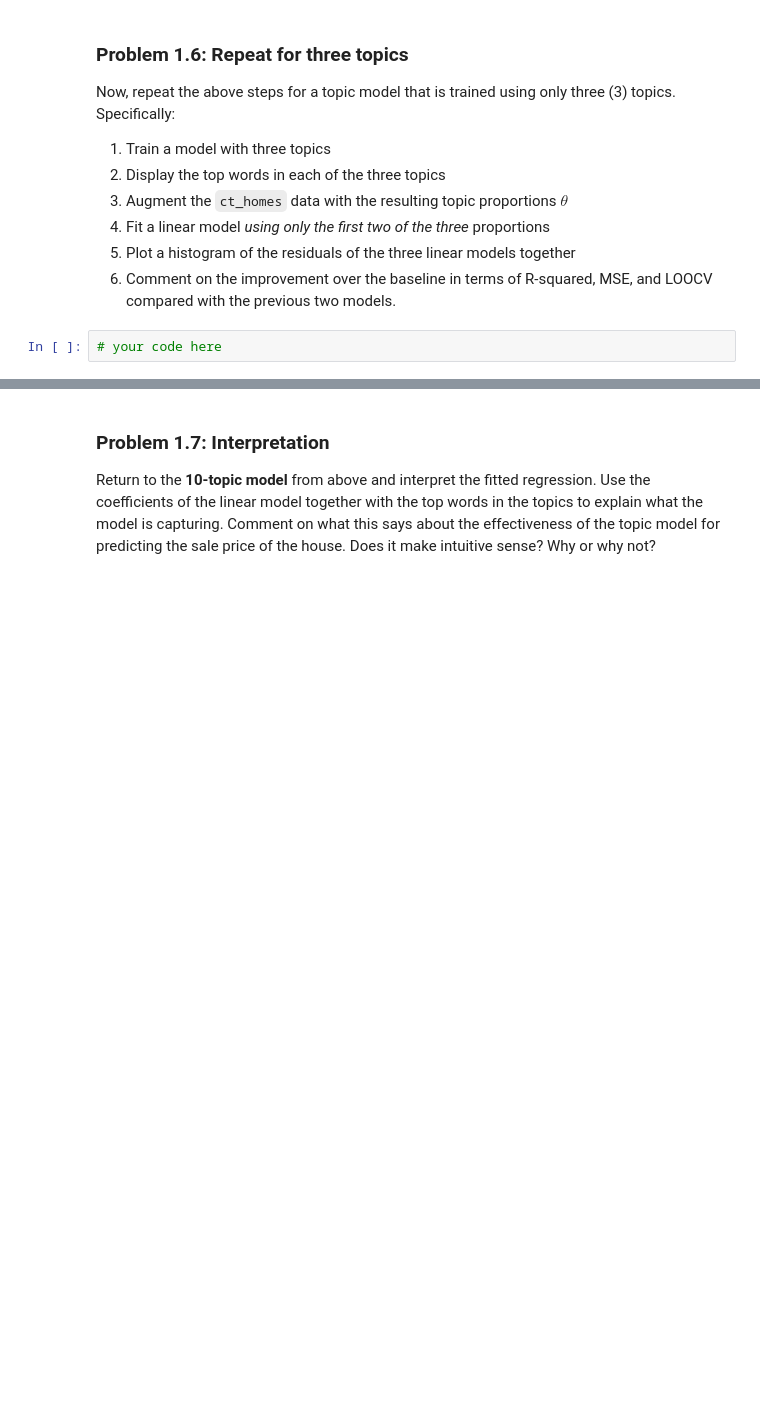
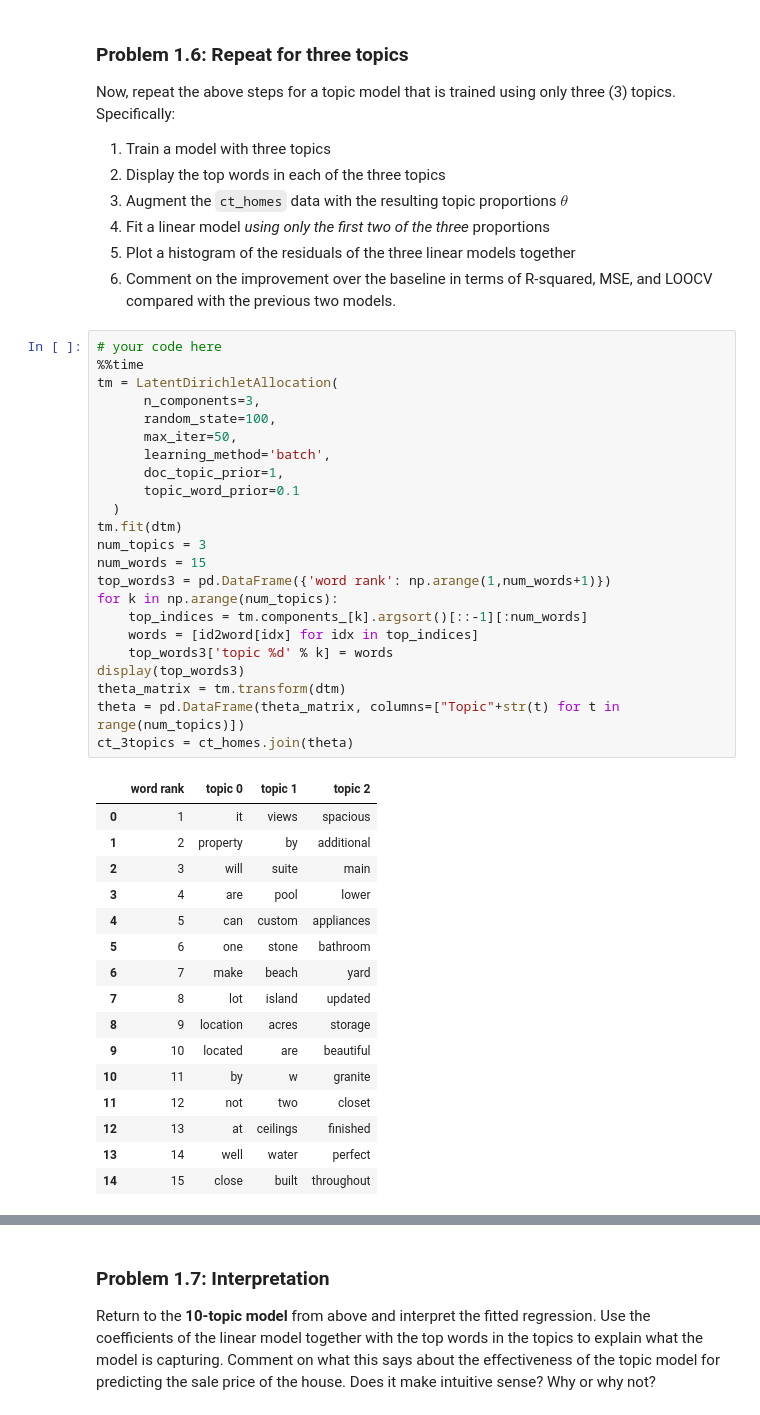
Before and after one commit to yaj0212/Introductory-Machine-Learning, a Jupyter notebook: assignments/assn5/assn5.ipynb, the cells around one changed output, grey strips where cells are left out. Cells and saved outputs as stored; diff of their text form; blank space fills up the shorter version.

```diff
--- a/assignments/assn5/assn5.ipynb
+++ b/assignments/assn5/assn5.ipynb
@@ -475,5 +507,43 @@ Now, repeat the above steps for a topic model that is trained using only three (
 1. Fit a linear model *using only the first two of the three* proportions
 1. Plot a histogram of the residuals of the three linear models together
 1. Comment on the improvement over the baseline in terms of R-squared, MSE, and LOOCV compared with the previous two models.
-# %%
-# your code here
+# %%
+# your code here
+%%time
+tm = LatentDirichletAllocation(
+      n_components=3,
+      random_state=100,
+      max_iter=50,
+      learning_method='batch',
+      doc_topic_prior=1,
+      topic_word_prior=0.1
+  )
+tm.fit(dtm)
+num_topics = 3
+num_words = 15
+top_words3 = pd.DataFrame({'word rank': np.arange(1,num_words+1)})
+for k in np.arange(num_topics):
+    top_indices = tm.components_[k].argsort()[::-1][:num_words]
+    words = [id2word[idx] for idx in top_indices]
+    top_words3['topic %d' % k] = words
+display(top_words3)
+theta_matrix = tm.transform(dtm)
+theta = pd.DataFrame(theta_matrix, columns=["Topic"+str(t) for t in range(num_topics)])
+ct_3topics = ct_homes.join(theta)
+# %% [output]
+|  | word rank | topic 0 | topic 1 | topic 2 |
+| 0 | 1 | it | views | spacious |
+| 1 | 2 | property | by | additional |
+| 2 | 3 | will | suite | main |
+| 3 | 4 | are | pool | lower |
+| 4 | 5 | can | custom | appliances |
+| 5 | 6 | one | stone | bathroom |
+| 6 | 7 | make | beach | yard |
+| 7 | 8 | lot | island | updated |
+| 8 | 9 | location | acres | storage |
+| 9 | 10 | located | are | beautiful |
+| 10 | 11 | by | w | granite |
+| 11 | 12 | not | two | closet |
+| 12 | 13 | at | ceilings | finished |
+| 13 | 14 | well | water | perfect |
+| 14 | 15 | close | built | throughout |
```
Also changed, not shown: parts of 29 cells of this notebook.
